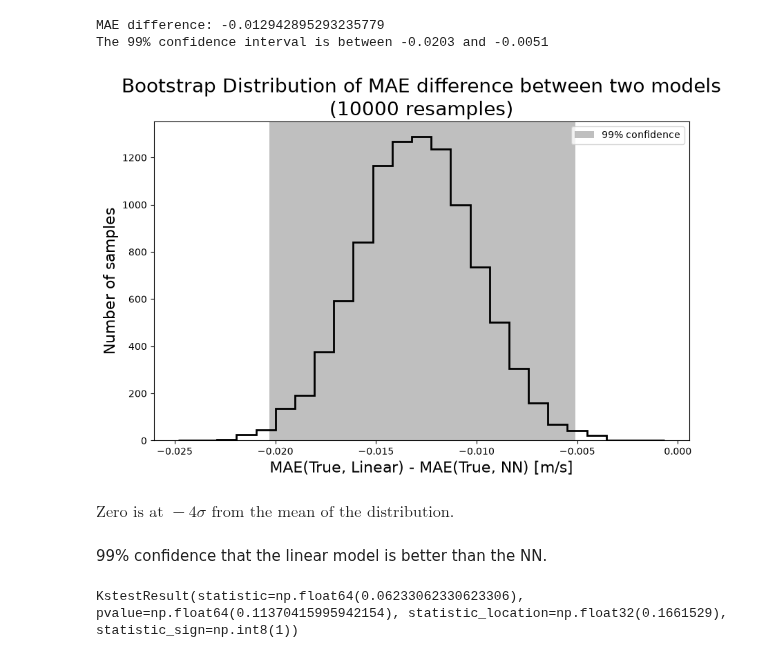
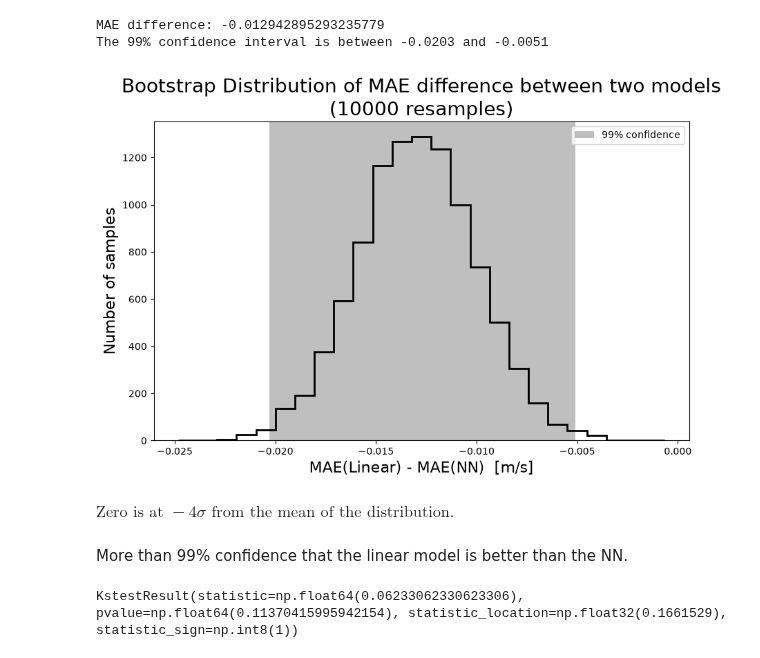
Before and after one commit to Etienne99/LAM_Internship, a Jupyter notebook: scripts_2/neuraln_4.ipynb, the cells around one changed output. Cells and saved outputs as stored; diff of their text form; code cells hidden in the pictures.

Commit message:
NN model comparisons

```diff
--- a/scripts_2/neuraln_4.ipynb
+++ b/scripts_2/neuraln_4.ipynb
@@ -1150,15 +1150,15 @@ The 99% confidence interval is between -0.0203 and -0.0051
 # %%
 fig, ax = plt.subplots(figsize=(10, 6))
 n, bins, patches = ax.hist(bs_diff.bootstrap_distribution, bins=25, histtype='step', color='k', linewidth=2)
 ax.axvspan(bs_low, bs_high, facecolor='gray', alpha=0.5, label='99% confidence')
 ax.set_title('Bootstrap Distribution of MAE difference between two models\n(10000 resamples)', size=20)
-ax.set_xlabel('MAE(True, Linear) - MAE(True, NN) [m/s]', size=16)
+ax.set_xlabel('MAE(Linear) - MAE(NN)  [m/s]', size=16)
 ax.set_ylabel('Number of samples', size=16)
 ax.legend()
 
 plt.show()
 # %% [output]
-[figure, old version]
+[figure, new version]
 # %%
 dist = mae_difference(y_test_true, y_test_linear, y_test_pred) / np.std(bs_diff.bootstrap_distribution)
 
@@ -1168,7 +1168,7 @@ display(Math(
 # %% [output]
 $\displaystyle \text{Zero is at } -4\sigma \text{ from the mean of the distribution.}$
 # %% [markdown]
-99% confidence that the linear model is better than the NN.
+More than 99% confidence that the linear model is better than the NN.
 # %%
 # cumulative distributions
 # https://www.geeksforgeeks.org/python/how-to-calculate-and-plot-a-cumulative-distribution-function-with-matplotlib-in-python/
```
Also changed, not shown: 2 other files.
